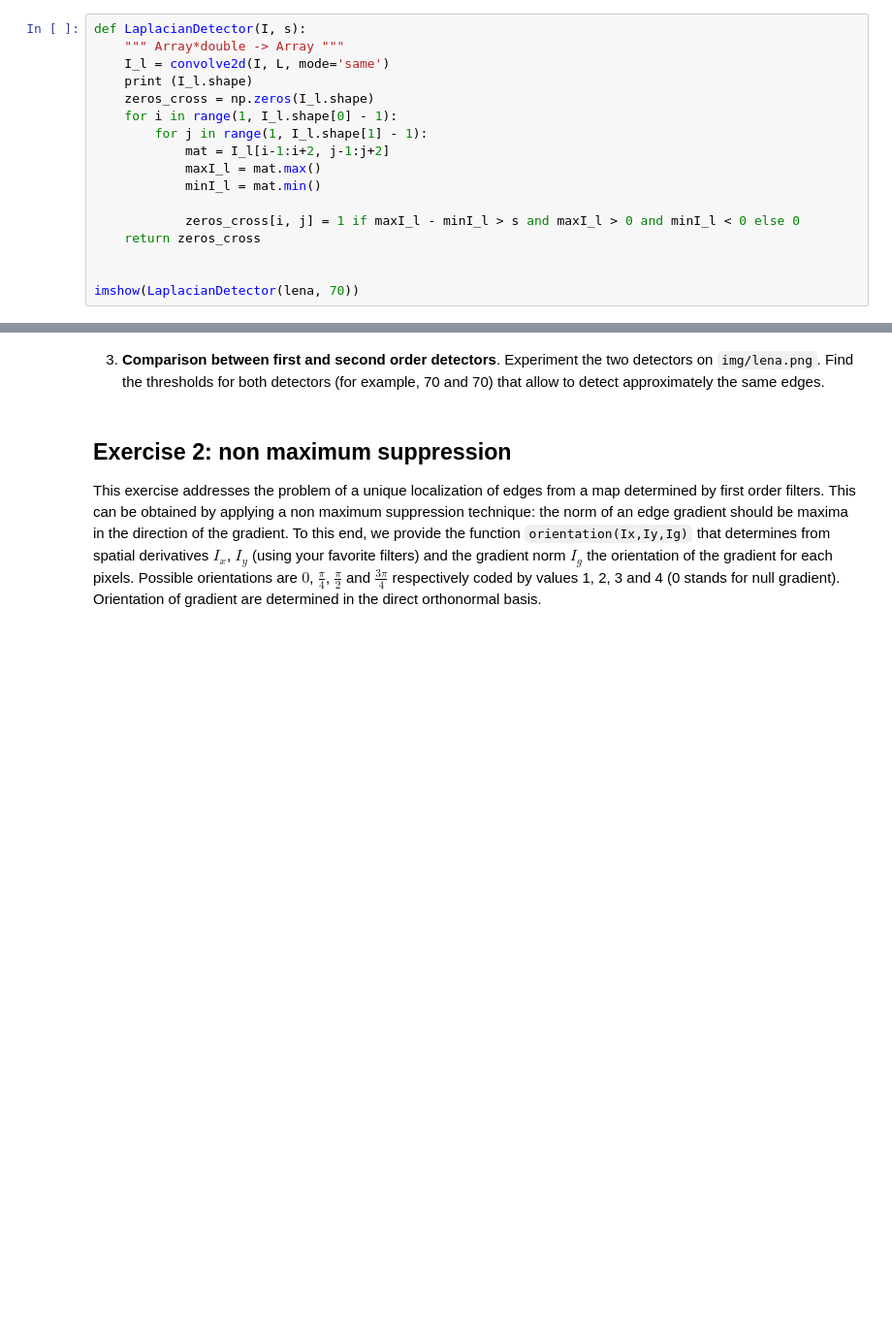
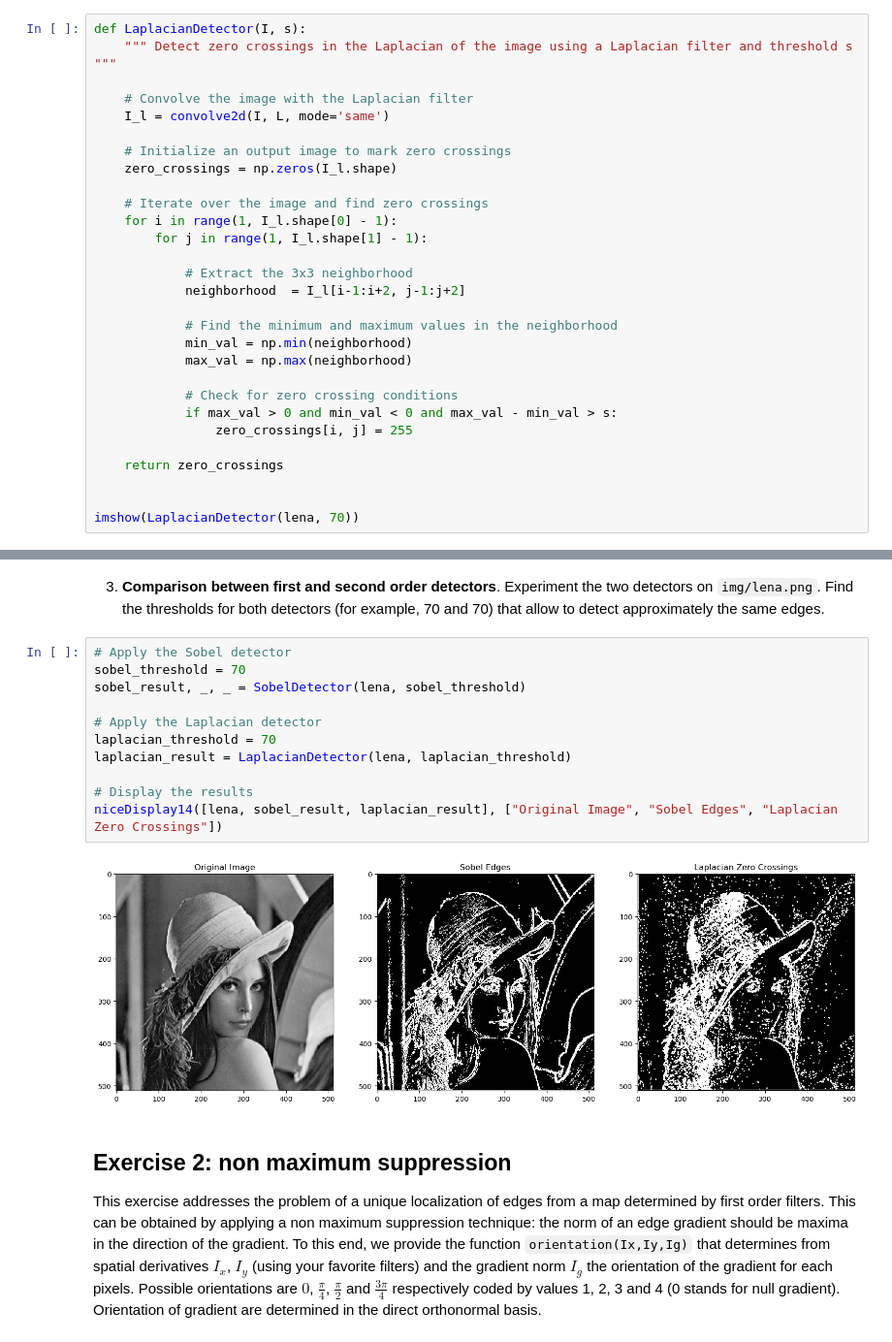
Before and after one commit to ZHANGzhile/BIMA, a Jupyter notebook: TME5/TME5.ipynb, the cells around one changed output, grey strips where cells are left out. Shown at 97% size. Cells and saved outputs as stored; diff of their text form; blank space fills up the shorter version.

```diff
--- a/TME5/TME5.ipynb
+++ b/TME5/TME5.ipynb
@@ -139,18 +141,30 @@ imshow(Ig)
 L = np.array([[0, 1, 0], [1, -4, 1], [0, 1, 0]])
 # %%
 def LaplacianDetector(I, s):
-    """ Array*double -> Array """
+    """ Detect zero crossings in the Laplacian of the image using a Laplacian filter and threshold s """
+
+    # Convolve the image with the Laplacian filter
     I_l = convolve2d(I, L, mode='same')
-    print (I_l.shape)
-    zeros_cross = np.zeros(I_l.shape)
+
+    # Initialize an output image to mark zero crossings
+    zero_crossings = np.zeros(I_l.shape)
+
+    # Iterate over the image and find zero crossings
     for i in range(1, I_l.shape[0] - 1):
         for j in range(1, I_l.shape[1] - 1):
-            mat = I_l[i-1:i+2, j-1:j+2]
-            maxI_l = mat.max()
-            minI_l = mat.min()
 
-            zeros_cross[i, j] = 1 if maxI_l - minI_l > s and maxI_l > 0 and minI_l < 0 else 0
-    return zeros_cross
+            # Extract the 3x3 neighborhood
+            neighborhood  = I_l[i-1:i+2, j-1:j+2]
+
+            # Find the minimum and maximum values in the neighborhood
+            min_val = np.min(neighborhood)
+            max_val = np.max(neighborhood)
+
+            # Check for zero crossing conditions
+            if max_val > 0 and min_val < 0 and max_val - min_val > s:
+                zero_crossings[i, j] = 255
+
+    return zero_crossings
 
 
 imshow(LaplacianDetector(lena, 70))
@@ -159,6 +172,19 @@ imshow(LaplacianDetector(lena, 70))
 [figure]
 # %% [markdown]
 3. **Comparison between first and second order detectors**. Experiment the two detectors on `img/lena.png`. Find the thresholds for both detectors (for example, 70 and 70) that allow to detect approximately the same edges.
+# %%
+# Apply the Sobel detector
+sobel_threshold = 70
+sobel_result, _, _ = SobelDetector(lena, sobel_threshold)
+
+# Apply the Laplacian detector
+laplacian_threshold = 70
+laplacian_result = LaplacianDetector(lena, laplacian_threshold)
+
+# Display the results
+niceDisplay14([lena, sobel_result, laplacian_result], ["Original Image", "Sobel Edges", "Laplacian Zero Crossings"])
+# %% [output]
+[figure, added]
 # %% [markdown]
 ## Exercise 2: non maximum suppression
 
```
Also changed, not shown: parts of 18 cells of this notebook.
